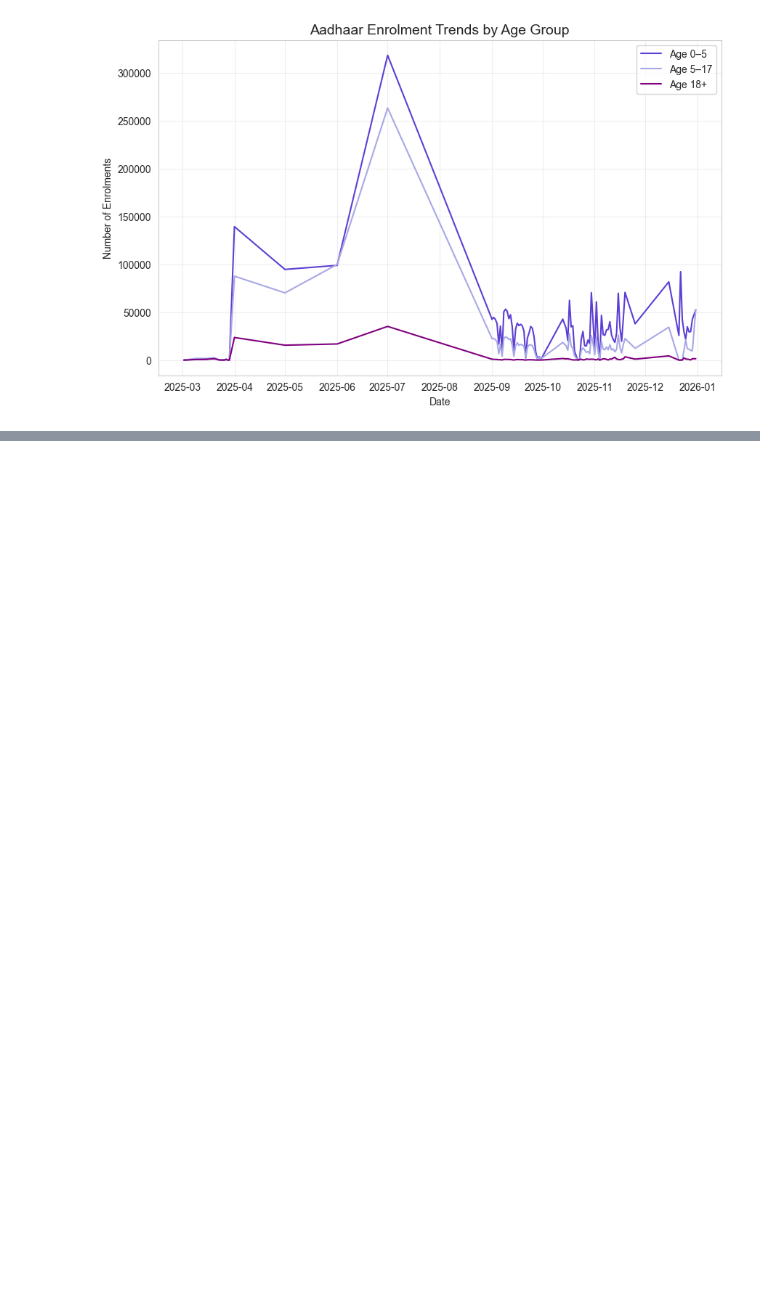
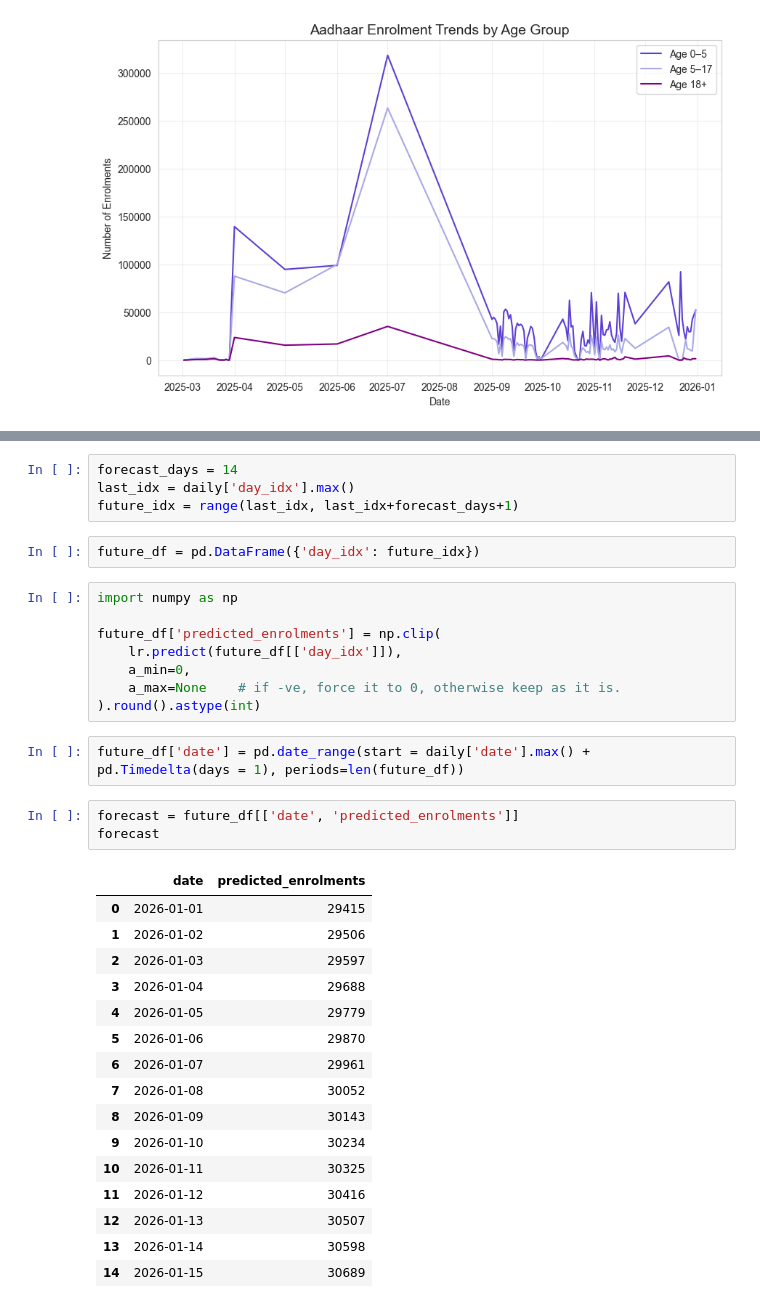
Before and after one commit to Mahii0107/aadhaar-analysis, a Jupyter notebook: aadhaar-analysis-main/enrollment.ipynb, the cells around one changed output, grey strips where cells are left out. Cells and saved outputs as stored; diff of their text form; blank space fills up the shorter version.

```diff
--- a/aadhaar-analysis-main/enrollment.ipynb
+++ b/aadhaar-analysis-main/enrollment.ipynb
@@ -777,0 +899,36 @@ plt.show()
+# %%
+forecast_days = 14
+last_idx = daily['day_idx'].max()
+future_idx = range(last_idx, last_idx+forecast_days+1)
+# %%
+future_df = pd.DataFrame({'day_idx': future_idx})
+# %%
+import numpy as np
+
+future_df['predicted_enrolments'] = np.clip(
+    lr.predict(future_df[['day_idx']]),
+    a_min=0,
+    a_max=None    # if -ve, force it to 0, otherwise keep as it is.
+).round().astype(int)
+# %%
+future_df['date'] = pd.date_range(start = daily['date'].max() + pd.Timedelta(days = 1), periods=len(future_df))
+# %%
+forecast = future_df[['date', 'predicted_enrolments']]
+forecast
+# %% [output]
+|  | date | predicted_enrolments |
+| 0 | 2026-01-01 | 29415 |
+| 1 | 2026-01-02 | 29506 |
+| 2 | 2026-01-03 | 29597 |
+| 3 | 2026-01-04 | 29688 |
+| 4 | 2026-01-05 | 29779 |
+| 5 | 2026-01-06 | 29870 |
+| 6 | 2026-01-07 | 29961 |
+| 7 | 2026-01-08 | 30052 |
+| 8 | 2026-01-09 | 30143 |
+| 9 | 2026-01-10 | 30234 |
+| 10 | 2026-01-11 | 30325 |
+| 11 | 2026-01-12 | 30416 |
+| 12 | 2026-01-13 | 30507 |
+| 13 | 2026-01-14 | 30598 |
+| 14 | 2026-01-15 | 30689 |
```
Also changed, not shown: parts of 22 cells of this notebook.
